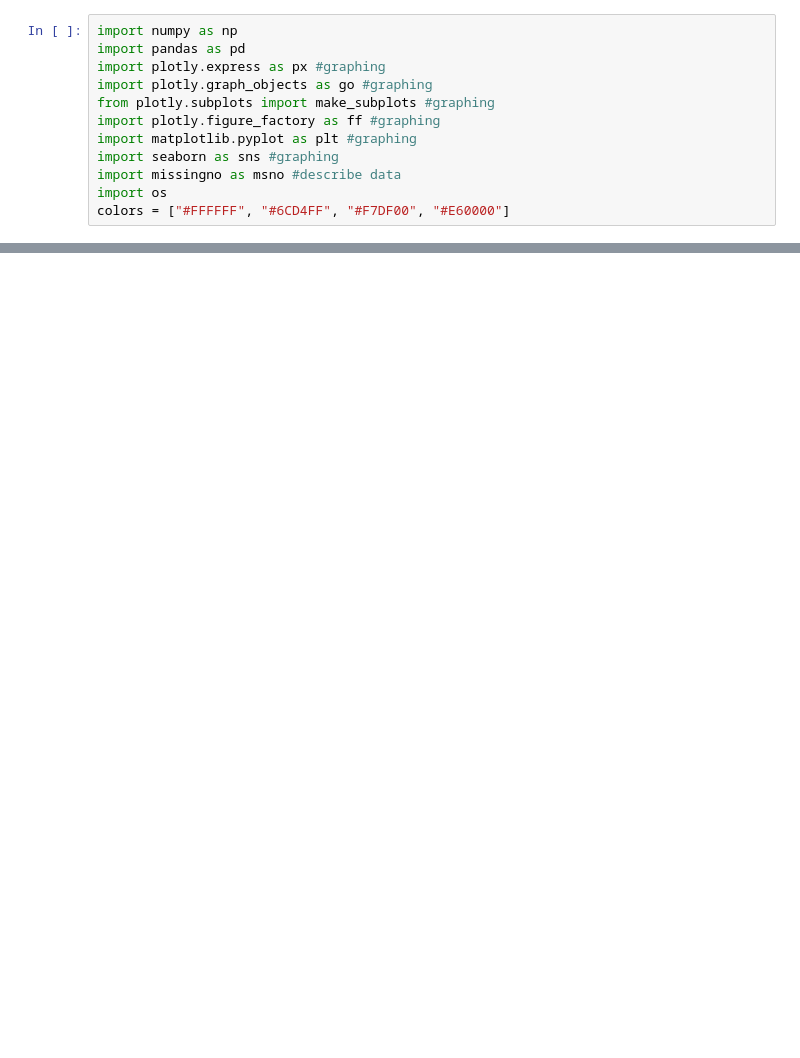
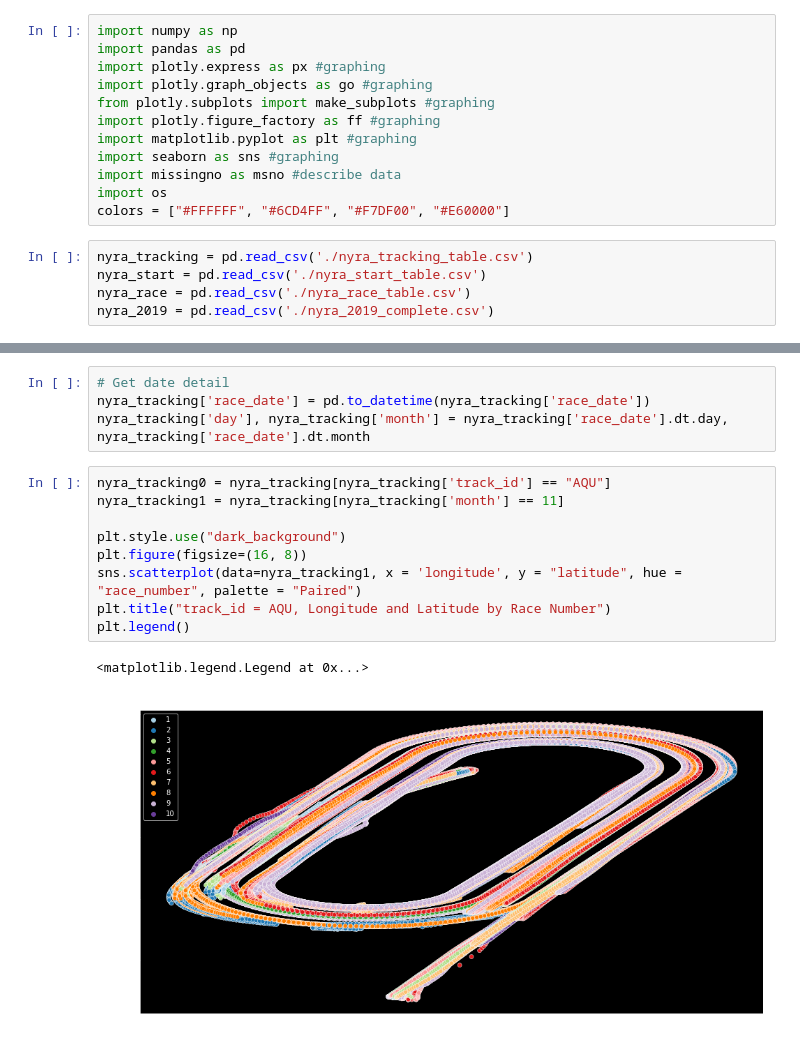
Before and after one commit to YuLim2/Kaggle, a Jupyter notebook: BigData_Derby2022/Derby2022_EDA.ipynb, the cells around one changed output, grey strips where cells are left out. Saved outputs shown, nothing was run; the diff lists cells and outputs as text; blank space fills up the shorter version.

Commit message:
ADD: Each track_id - scatterplot

```diff
--- a/BigData_Derby2022/Derby2022_EDA.ipynb
+++ b/BigData_Derby2022/Derby2022_EDA.ipynb
@@ -54,3 +56,8 @@ import seaborn as sns #graphing
 import missingno as msno #describe data
 import os
 colors = ["#FFFFFF", "#6CD4FF", "#F7DF00", "#E60000"]
+# %%
+nyra_tracking = pd.read_csv('./nyra_tracking_table.csv')
+nyra_start = pd.read_csv('./nyra_start_table.csv')
+nyra_race = pd.read_csv('./nyra_race_table.csv')
+nyra_2019 = pd.read_csv('./nyra_2019_complete.csv')
@@ -56,0 +129,16 @@ colors = ["#FFFFFF", "#6CD4FF", "#F7DF00", "#E60000"]
+# %%
+# Get date detail
+nyra_tracking['race_date'] = pd.to_datetime(nyra_tracking['race_date'])
+nyra_tracking['day'], nyra_tracking['month'] = nyra_tracking['race_date'].dt.day, nyra_tracking['race_date'].dt.month
+# %%
+nyra_tracking0 = nyra_tracking[nyra_tracking['track_id'] == "AQU"]
+nyra_tracking1 = nyra_tracking[nyra_tracking['month'] == 11]
+
+plt.style.use("dark_background")
+plt.figure(figsize=(16, 8))
+sns.scatterplot(data=nyra_tracking1, x = 'longitude', y = "latitude", hue = "race_number", palette = "Paired")
+plt.title("track_id = AQU, Longitude and Latitude by Race Number")
+plt.legend()
+# %% [output]
+<matplotlib.legend.Legend at 0x...>
+[figure, added]
```
Also changed, not shown: parts of 9 cells of this notebook.
